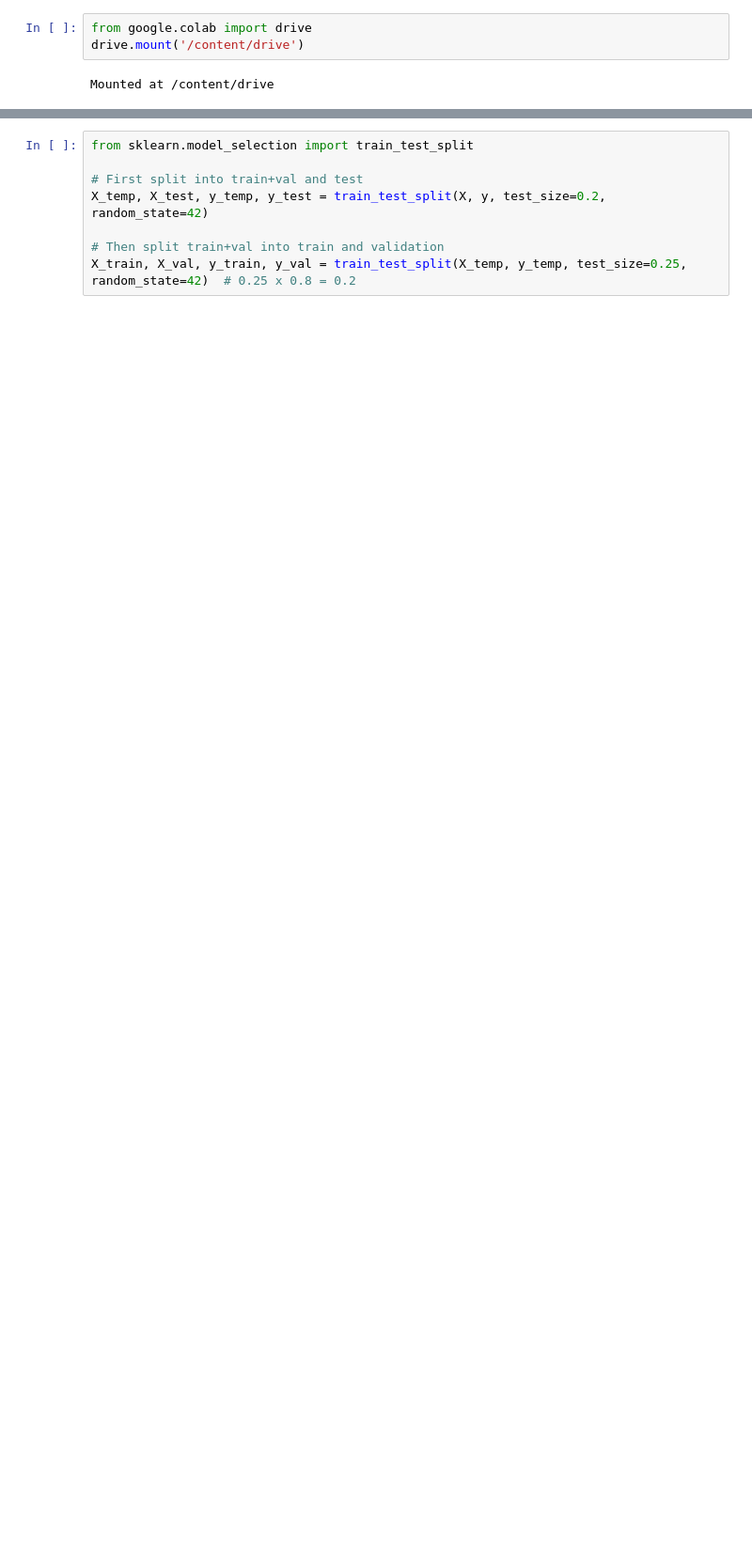
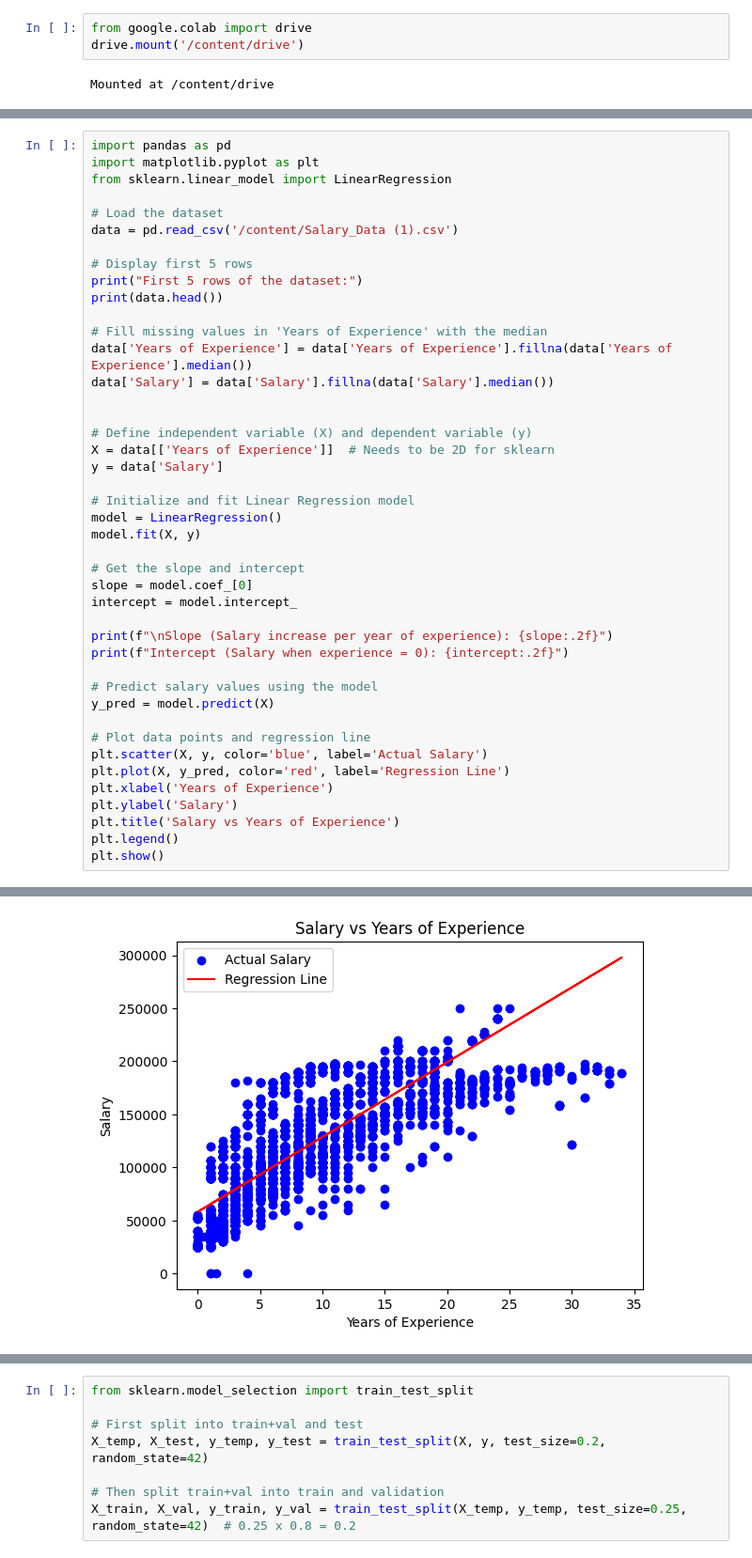
Before and after one commit to srichandana498/ML, a Jupyter notebook: ML.ipynb, the cells around one changed output, grey strips where cells are left out. Shown at 94% size. Cells and saved outputs as stored; diff of their text form; blank space fills up the shorter version.

```diff
--- a/ML.ipynb
+++ b/ML.ipynb
@@ -1234,0 +1261,44 @@ y = df['Outcome']               # Target
+# %%
+import pandas as pd
+import matplotlib.pyplot as plt
+from sklearn.linear_model import LinearRegression
+
+# Load the dataset
+data = pd.read_csv('/content/Salary_Data (1).csv')
+
+# Display first 5 rows
+print("First 5 rows of the dataset:")
+print(data.head())
+
+# Fill missing values in 'Years of Experience' with the median
+data['Years of Experience'] = data['Years of Experience'].fillna(data['Years of Experience'].median())
+data['Salary'] = data['Salary'].fillna(data['Salary'].median())
+
+
+# Define independent variable (X) and dependent variable (y)
+X = data[['Years of Experience']]  # Needs to be 2D for sklearn
+y = data['Salary']
+
+# Initialize and fit Linear Regression model
+model = LinearRegression()
+model.fit(X, y)
+
+# Get the slope and intercept
+slope = model.coef_[0]
+intercept = model.intercept_
+
+print(f"\nSlope (Salary increase per year of experience): {slope:.2f}")
+print(f"Intercept (Salary when experience = 0): {intercept:.2f}")
+
+# Predict salary values using the model
+y_pred = model.predict(X)
+
+# Plot data points and regression line
+plt.scatter(X, y, color='blue', label='Actual Salary')
+plt.plot(X, y_pred, color='red', label='Regression Line')
+plt.xlabel('Years of Experience')
+plt.ylabel('Salary')
+plt.title('Salary vs Years of Experience')
+plt.legend()
+plt.show()
+# %% [output]
@@ -1234,0 +1322 @@ y = df['Outcome']               # Target
+[figure, added]
```
Also changed, not shown: parts of 64 cells of this notebook.
